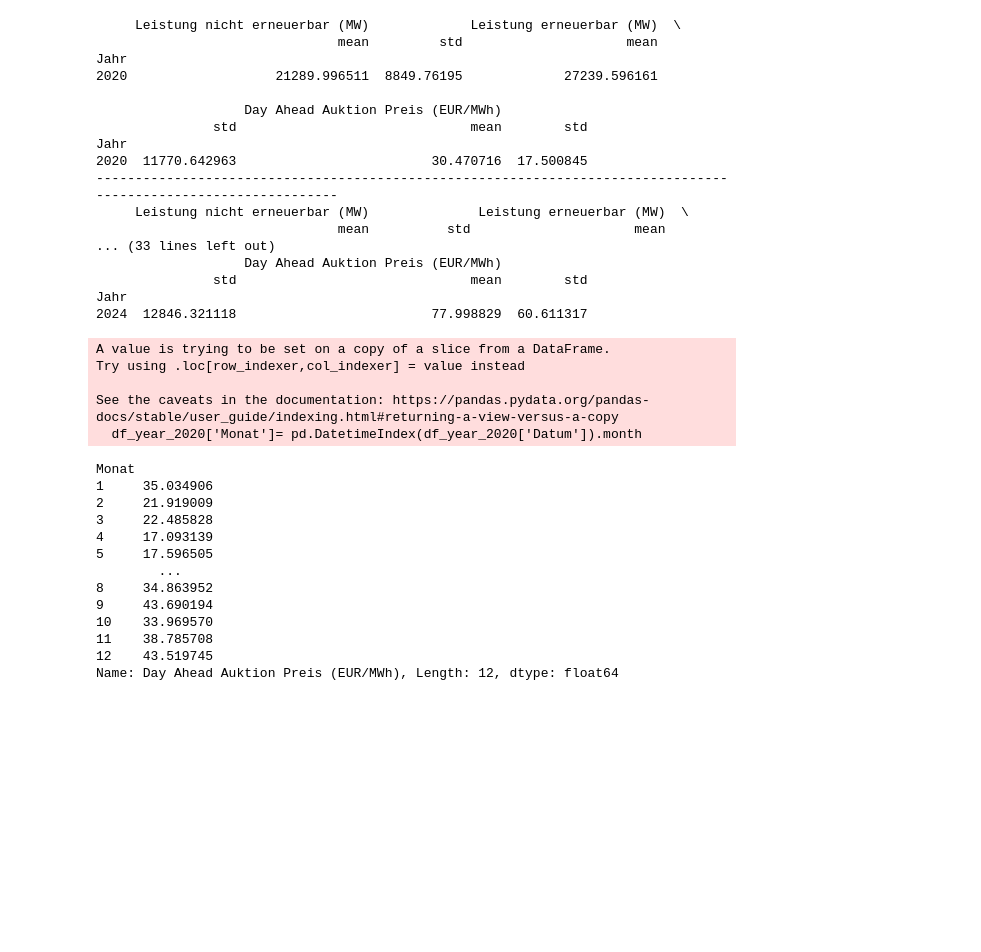
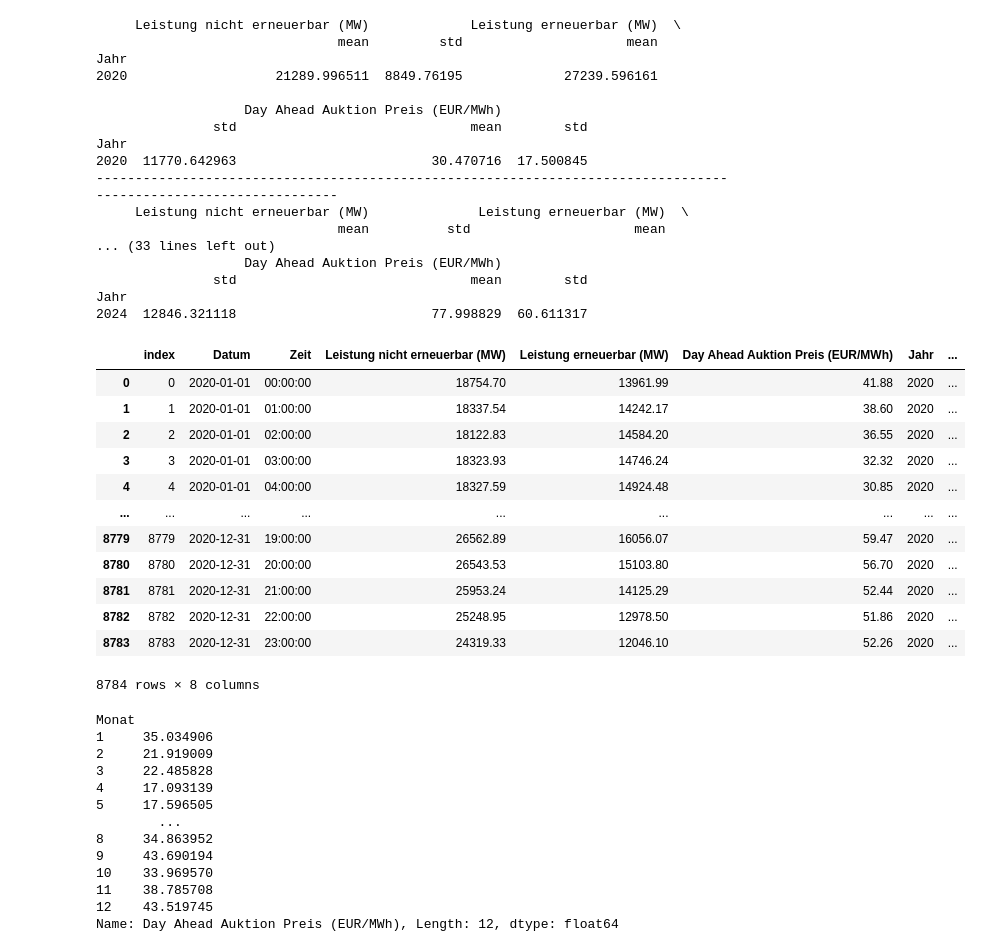
Before and after one commit to himanshunikam/DAT-Projektarbeit, a Jupyter notebook: aufgabe1.ipynb, the cells around one changed output. Saved outputs shown, nothing was run; the diff lists cells and outputs as text; code cells hidden in the pictures; blank space fills up the shorter version.

Commit message:
fixed df_year_2020['Monat'] error

```diff
--- a/aufgabe1.ipynb
+++ b/aufgabe1.ipynb
@@ -172,10 +179,10 @@ df_daily.plot(x='Datum', y='Day Ahead Auktion Preis (EUR/MWh)', colormap='jet',
 # %% [markdown]
 **b) Berechnen Sie bezogen auf die einzelnen Jahre des Betrachtungszeitraums verschiedene statistische Kenngrößen für den Börsenstrompreis.**
 # %%
-df_year_2020 = df2[df2['Jahr'] == 2020]
-df_year_2021 = df2[df2['Jahr'] == 2021]
-df_year_2022 = df2[df2['Jahr'] == 2022]
-df_year_2023 = df2[df2['Jahr'] == 2023]
-df_year_2024 = df2[df2['Jahr'] == 2024]
+df_year_2020 = df2[df2['Jahr'] == 2020].reset_index()
+df_year_2021 = df2[df2['Jahr'] == 2021].reset_index()
+df_year_2022 = df2[df2['Jahr'] == 2022].reset_index()
+df_year_2023 = df2[df2['Jahr'] == 2023].reset_index()
+df_year_2024 = df2[df2['Jahr'] == 2024].reset_index()
 print(df_year_2020.columns.tolist())
 # %% [output]
@@ -215,14 +222,22 @@ Jahr
 Jahr
 2024  12846.321118                         77.998829  60.611317
 # %%
-'''df_year_2020['Monat']= pd.DatetimeIndex(df_year_2020['Datum']).month
-mean_month_preis= df_year_2020.groupby('Monat')['Day Ahead Auktion Preis (EUR/MWh)'].mean()'''
+df_year_2020['Monat']= pd.DatetimeIndex(df_year_2020['Datum']).month
+df_year_2020
 # %% [output]
+|  | index | Datum | Zeit | Leistung nicht erneuerbar (MW) | Leistung erneuerbar (MW) | Day Ahead Auktion Preis (EUR/MWh) | Jahr | ... |
+| 0 | 0 | 2020-01-01 | 00:00:00 | 18754.70 | 13961.99 | 41.88 | 2020 | ... |
+| 1 | 1 | 2020-01-01 | 01:00:00 | 18337.54 | 14242.17 | 38.60 | 2020 | ... |
+| 2 | 2 | 2020-01-01 | 02:00:00 | 18122.83 | 14584.20 | 36.55 | 2020 | ... |
+| 3 | 3 | 2020-01-01 | 03:00:00 | 18323.93 | 14746.24 | 32.32 | 2020 | ... |
+| 4 | 4 | 2020-01-01 | 04:00:00 | 18327.59 | 14924.48 | 30.85 | 2020 | ... |
+| ... | ... | ... | ... | ... | ... | ... | ... | ... |
+| 8779 | 8779 | 2020-12-31 | 19:00:00 | 26562.89 | 16056.07 | 59.47 | 2020 | ... |
+| 8780 | 8780 | 2020-12-31 | 20:00:00 | 26543.53 | 15103.80 | 56.70 | 2020 | ... |
+| 8781 | 8781 | 2020-12-31 | 21:00:00 | 25953.24 | 14125.29 | 52.44 | 2020 | ... |
+| 8782 | 8782 | 2020-12-31 | 22:00:00 | 25248.95 | 12978.50 | 51.86 | 2020 | ... |
+| 8783 | 8783 | 2020-12-31 | 23:00:00 | 24319.33 | 12046.10 | 52.26 | 2020 | ... |
-A value is trying to be set on a copy of a slice from a DataFrame.
-Try using .loc[row_indexer,col_indexer] = value instead
-
-See the caveats in the documentation: https://pandas.pydata.org/pandas-docs/stable/user_guide/indexing.html#returning-a-view-versus-a-copy
-  df_year_2020['Monat']= pd.DatetimeIndex(df_year_2020['Datum']).month
+8784 rows × 8 columns
 # %%
 #print(mean_month_preis)
 # %% [output]
```
Also changed, not shown: parts of 2 cells of this notebook.
